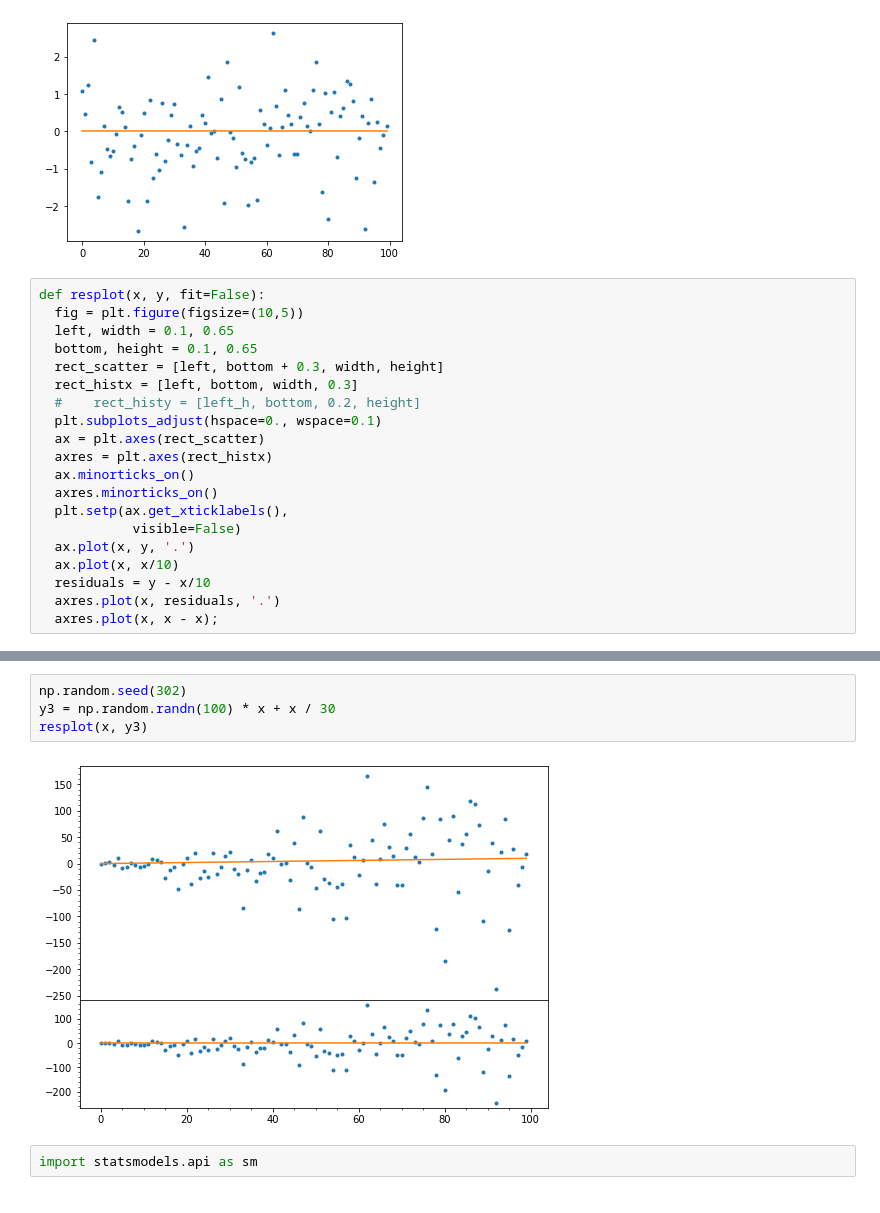
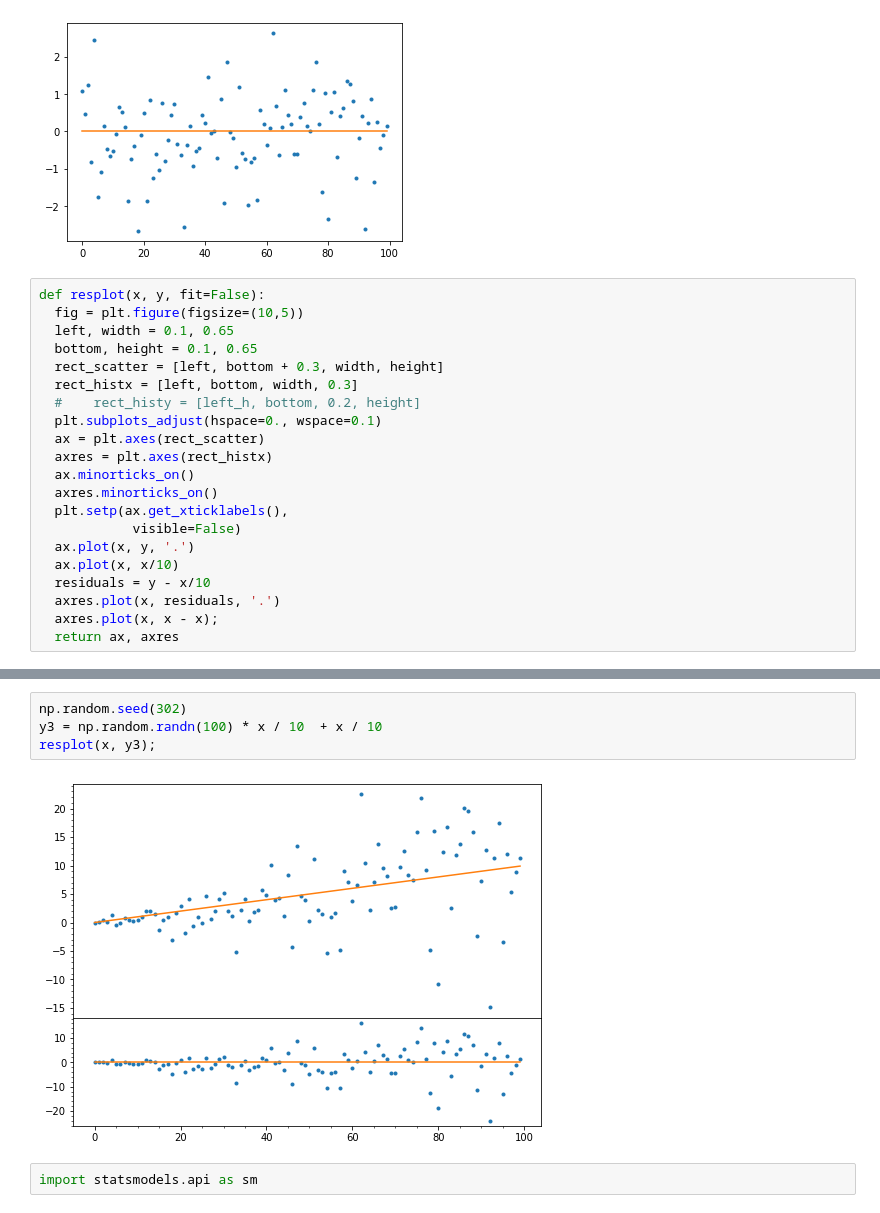
Before and after one commit to fedhere/PUS2020_FBianco, a Jupyter notebook: classdemo/residuals_demo.ipynb, the cells around one changed output, grey strips where cells are left out. Cells and saved outputs as stored; diff of their text form.

```diff
--- a/classdemo/residuals_demo.ipynb
+++ b/classdemo/residuals_demo.ipynb
@@ -40,4 +40,5 @@ def resplot(x, y, fit=False):
   residuals = y - x/10
   axres.plot(x, residuals, '.')
   axres.plot(x, x - x);
+  return ax, axres
 # %%
@@ -52,10 +53,10 @@ resplot(x, y2)
 [figure]
 # %%
 np.random.seed(302)
-y3 = np.random.randn(100) * x + x / 30
-resplot(x, y3)
+y3 = np.random.randn(100) * x / 10  + x / 10
+resplot(x, y3);
 # %% [output]
-[figure, old version]
+[figure, new version]
 # %%
 import statsmodels.api as sm
 # %%
```
Also changed, not shown: parts of 15 cells of this notebook.
